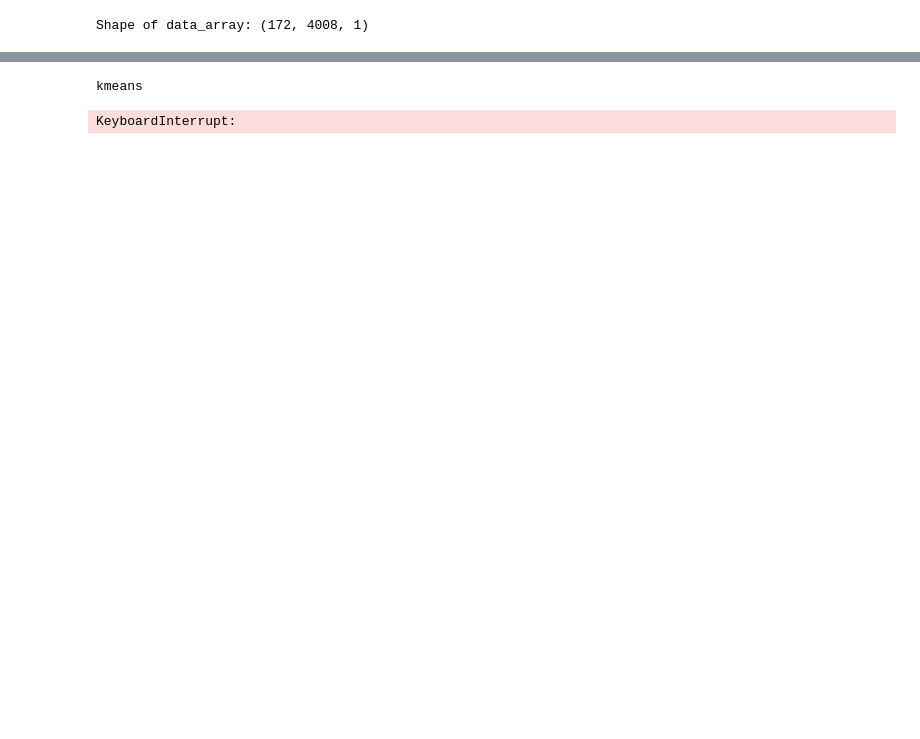
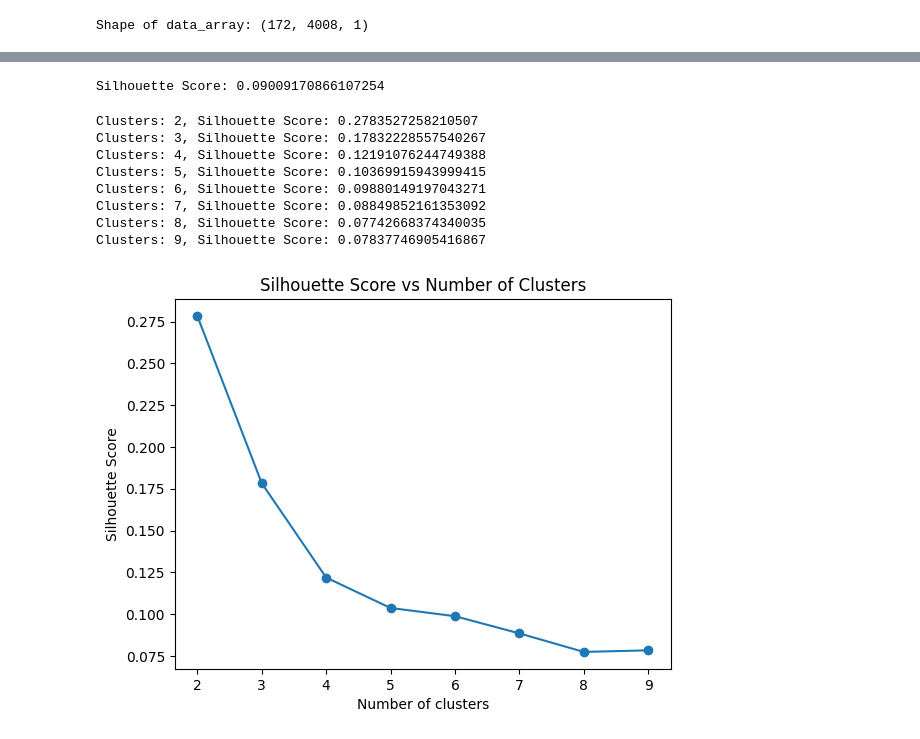
Before and after one commit to rjaisinghani99/blood_glucose_forecaster, a Jupyter notebook: Project_Milestone.ipynb, the cells around one changed output, grey strips where cells are left out. Drawn from its saved outputs; the diff is of its cells as text; code cells hidden in the pictures; blank space fills up the shorter version.

Commit message:
processed data

```diff
--- a/Project_Milestone.ipynb
+++ b/Project_Milestone.ipynb
@@ -52,0 +56,5 @@ dexcom_df.head()
+# %%
+# Data was weird for these dates. Multiple records for same time points.
+dates_to_remove = ['2023-11-21', '2024-02-14', '2024-08-07']
+dates_to_remove = [pd.to_datetime(date).date() for date in dates_to_remove]
+dexcom_df = dexcom_df[~dexcom_df['Timestamp'].dt.date.isin(dates_to_remove)]
@@ -85,2 +239,6 @@ sampled_data = normalized_data[:sample_size]
 # %%
 distance_matrix = cdist_dtw(sampled_data, n_jobs=-1)
+# %%
+kmeans = TimeSeriesKMeans(n_clusters=5, metric="dtw", max_iter=10, random_state=0)
+# %%
+clusters = kmeans.fit_predict(sampled_data)
@@ -87,24 +298,34 @@ distance_matrix = cdist_dtw(sampled_data, n_jobs=-1)
+# %%
+reshaped_data = sampled_data.reshape(sampled_data.shape[0], -1)
+
+# Calculate silhouette score
+score = silhouette_score(reshaped_data, clusters)
+print(f'Silhouette Score: {score}')
+# %% [output]
+Silhouette Score: 0.09009170866107254
 # %%
 silhouette_scores = []
-n_clusters_range = range(2, 6)  # try 2 to 5 clusters
+n_clusters_range = range(2, 10)  # try 2 to 5 clusters
 
 for n_clusters in n_clusters_range:
-    kmeans = TimeSeriesKMeans(n_clusters=n_clusters, metric="dtw", random_state=0)
-    print('kmeans')
+    kmeans = TimeSeriesKMeans(n_clusters=n_clusters, metric="euclidean", random_state=0)
     clusters = kmeans.fit_predict(sampled_data)
-    print('clusters')
-    score = silhouette_score(distance_matrix, clusters, metric="precomputed")
-    print('score')
+    score = silhouette_score(sampled_data.reshape(sampled_data.shape[0], -1), clusters)
     silhouette_scores.append(score)
-    print('silhouette_scores')
     print(f'Clusters: {n_clusters}, Silhouette Score: {score}')
 
-# Plot silhouette scores
 plt.plot(list(n_clusters_range), silhouette_scores, marker='o')
 plt.xlabel('Number of clusters')
 plt.ylabel('Silhouette Score')
 plt.title('Silhouette Score vs Number of Clusters')
 plt.show()
 # %% [output]
-kmeans
+Clusters: 2, Silhouette Score: 0.2783527258210507
+Clusters: 3, Silhouette Score: 0.17832228557540267
+Clusters: 4, Silhouette Score: 0.12191076244749388
+Clusters: 5, Silhouette Score: 0.10369915943999415
+Clusters: 6, Silhouette Score: 0.09880149197043271
+Clusters: 7, Silhouette Score: 0.08849852161353092
+Clusters: 8, Silhouette Score: 0.07742668374340035
+Clusters: 9, Silhouette Score: 0.07837746905416867
-KeyboardInterrupt:
+[figure, added]
```
Also changed, not shown: parts of 17 cells of this notebook.
